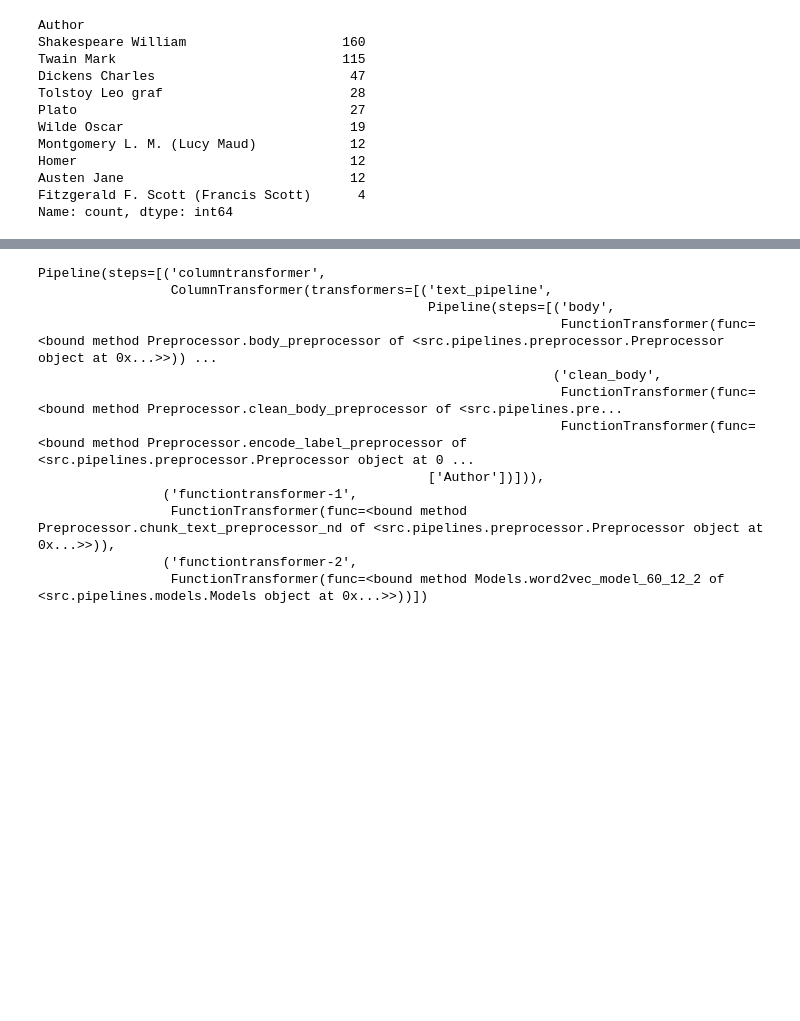
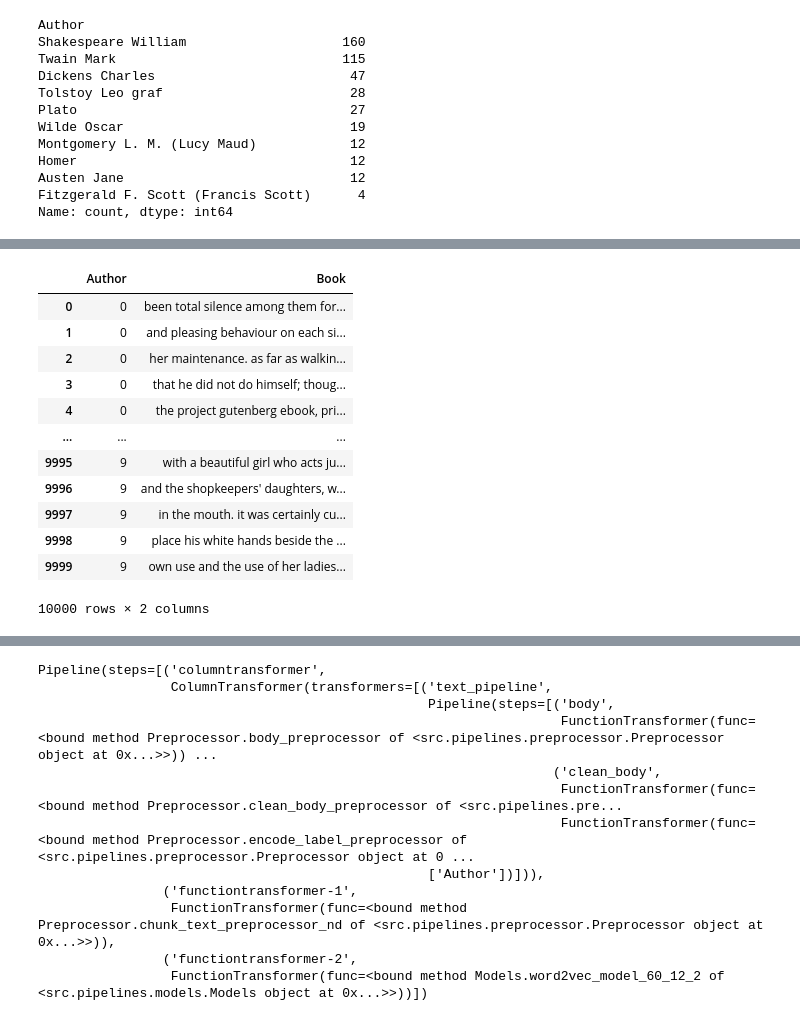
Before and after one commit to Nico404/ywl, a Jupyter notebook: notebooks/03_preprocessing_pipeline.ipynb, the cells around one changed output, grey strips where cells are left out. Drawn from its saved outputs; the diff is of its cells as text; code cells hidden in the pictures; blank space fills up the shorter version.

```diff
--- a/notebooks/03_preprocessing_pipeline.ipynb
+++ b/notebooks/03_preprocessing_pipeline.ipynb
@@ -65,0 +112,5 @@ Name: count, dtype: int64
+# %%
+# Limit the number of chunks per author to 1000 with shuffle and random_state
+
+df = df.groupby('Author').apply(lambda x: x.sample(n=1000, random_state=42)).reset_index(drop=True)
+df['Author'].value_counts()
@@ -66,3 +130,19 @@ Name: count, dtype: int64
 # %%
+df
+
 # save df to csv
 # df.to_csv(os.path.join(config.DATA_FINAL_PATH + 'books_processed_pipe02.csv'), index=False)
+# %% [output]
+|  | Author | Book |
+| 0 | 0 | been total silence among them for... |
+| 1 | 0 | and pleasing behaviour on each si... |
+| 2 | 0 | her maintenance. as far as walkin... |
+| 3 | 0 | that he did not do himself; thoug... |
+| 4 | 0 | ﻿the project gutenberg ebook, pri... |
+| ... | ... | ... |
+| 9995 | 9 | with a beautiful girl who acts ju... |
+| 9996 | 9 | and the shopkeepers' daughters, w... |
+| 9997 | 9 | in the mouth. it was certainly cu... |
+| 9998 | 9 | place his white hands beside the ... |
+| 9999 | 9 | own use and the use of her ladies... |
+10000 rows × 2 columns
```
Also changed, not shown: parts of 25 cells of this notebook, 1 other file.
